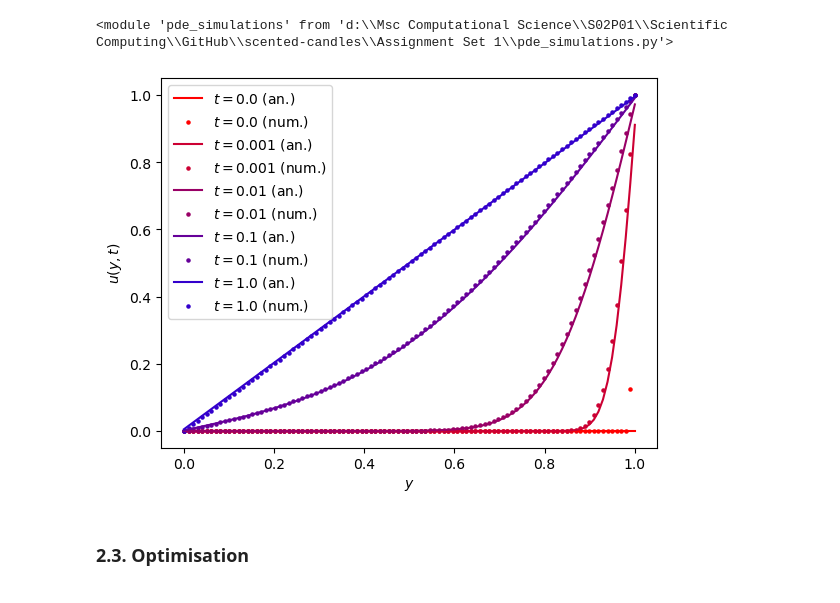
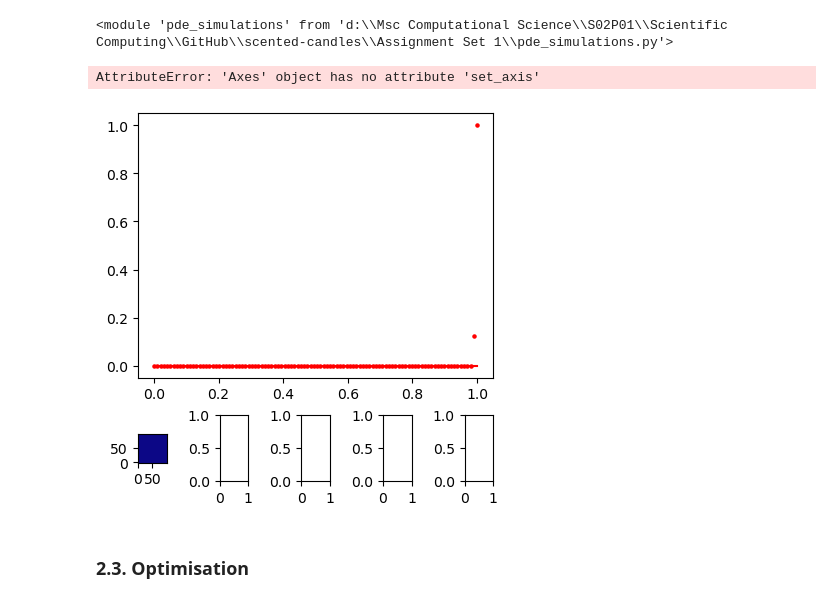
Before and after one commit to mboyan/scented-candles, a Jupyter notebook: Assignment Set 1/AssignmentSet1.ipynb, the cells around one changed output. Cells and saved outputs as stored; diff of their text form; code cells hidden in the pictures.

Commit message:
Plot mosaic and iteration functions

```diff
--- a/Assignment Set 1/AssignmentSet1.ipynb
+++ b/Assignment Set 1/AssignmentSet1.ipynb
@@ -107,9 +107,9 @@ init_cond[2] = np.where((x_samples > 0.2) & (x_samples < 0.4), init_cond[1], 0)
 init_cond[3] = np.where(x_samples < 0.25, x_samples*4, 1 - (4*x_samples-1)/3)
 
 # Run simulations
-u_evolutions = np.empty((init_cond.shape[0], n_frames, init_cond.shape[1]))
+u_evolution = np.empty((init_cond.shape[0], n_frames, init_cond.shape[1]))
 for i in range(init_cond.shape[0]):
-    u_evolutions[i] = pde.vibrating_string(init_cond[i], t_max, dt=dt)
+    u_evolution[i] = pde.vibrating_string(init_cond[i], t_max, dt=dt)
 # %% [markdown]
 ### 1.3. Results
 # %% [markdown]
@@ -124,7 +124,7 @@ fig, axs = plt.subplots(init_cond.shape[0], 1, sharex=True, sharey=True)
 fig.set_size_inches(5, 8)
 
 # Plot amplitudes for different moments in time
-for i, u in enumerate(u_evolutions):
+for i, u in enumerate(u_evolution):
     for f in f_plot:
         axs[i].plot(u[f], label=f'$t={times[f]:.2f}$')
     axs[i].set_xlabel('$x$')
@@ -140,7 +140,7 @@ fig, axs = plt.subplots(2, 2, sharex=True, sharey=True)
 fig.set_size_inches(6, 6)
 im = []
 
-for i, u in enumerate(u_evolutions):
+for i, u in enumerate(u_evolution):
     im.append(axs[i%2, int(np.floor(i/2))].imshow(u, extent=(0, 1, 0, t_max)))
     axs[i%2, int(np.floor(i/2))].set_xlabel('$x$')
     axs[i%2, int(np.floor(i/2))].set_ylabel('$t$')
@@ -268,7 +268,7 @@ print('dt =', dt)
 # Initial condition
 u_init = np.zeros((N, N))
 
-u_evolutions, times = pde.diffusion_system_time_dependent(u_init, t_max, dt=dt, n_save_frames=1000, run_GPU=False)
+c_evolution, times = pde.diffusion_system_time_dependent(u_init, t_max, dt=dt, n_save_frames=1000, run_GPU=False)
 # %% [output]
 dt = 1.25e-05
 Simulation running for 80001 steps.
@@ -322,33 +308,37 @@ reload(pde)
 # %%
 # Select subset of frames
 times_select = [0.0, 0.001, 0.01, 0.1, 1.0]
 i_select = np.array([i for i in range(len(times)) if times[i] in times_select], dtype=int)
-u_evol_select = u_evolutions[i_select]
+c_evol_select = c_evolution[i_select]
 
-analytical_solution = np.empty_like(u_evolutions)
-error = np.empty_like(u_evolutions)
+analytical_solution = np.empty_like(c_evolution)
+error = np.empty_like(c_evolution)
 
 # Determine continuous and discrete sample range
 y_range = np.linspace(0, 1, N)
 
 # fig, ax = plt.subplots(2, 1)
-fig, axs = plt.subplot_mosaic([['A'], ['B', 'C', 'D', 'E', 'F']], layout='constrained')
+fig, axs = plt.subplot_mosaic([['A', 'A', 'A', 'A', 'A'], ['B', 'C', 'D', 'E', 'F']], layout='constrained', height_ratios=[0.8, 0.2])
+fig.set_size_inches(4, 4)
 
 for i, i_s in enumerate(i_select):
-    analytical_solution[i], error[i] = pde.verify_analytical_tdde(u_evol_select[i], times[i_s])
+    analytical_solution[i], error[i] = pde.verify_analytical_tdde(c_evol_select[i], times[i_s])
 
     col = (1 - i / len(i_select), 0, i / len(i_select))
 
     axs['A'].plot(y_range, analytical_solution[i, 0, :], label=f'$t={times[i_s]}$ (an.)', color=col)
-    axs['A'].scatter(y_range, u_evol_select[i, :, 0], label=f'$t={times[i_s]}$ (num.)', color=col, s=5)
+    axs['A'].scatter(y_range, c_evol_select[i, :, 0], label=f'$t={times[i_s]}$ (num.)', color=col, s=5)
+    axs['BCDEF'[i]].imshow(c_evol_select[i], vmin=0.0, vmax=1.0, origin='lower', cmap='plasma')
+    axs['BCDEF'[i]].set_axis_off()
 
 axs['A'].set_xlabel('$y$')
 axs['A'].set_ylabel('$u(y,t)$')
-axs['A'].legend()
+axs['A'].legend(fontsize='small')
 
 plt.show()
 # %% [output]
+AttributeError: 'Axes' object has no attribute 'set_axis'
-[figure, old version]
+[figure, new version]
 # %% [markdown]
 ### 2.3. Optimisation
 # %% [markdown]
```
Also changed, not shown: parts of 3 cells of this notebook, 1 other file.
